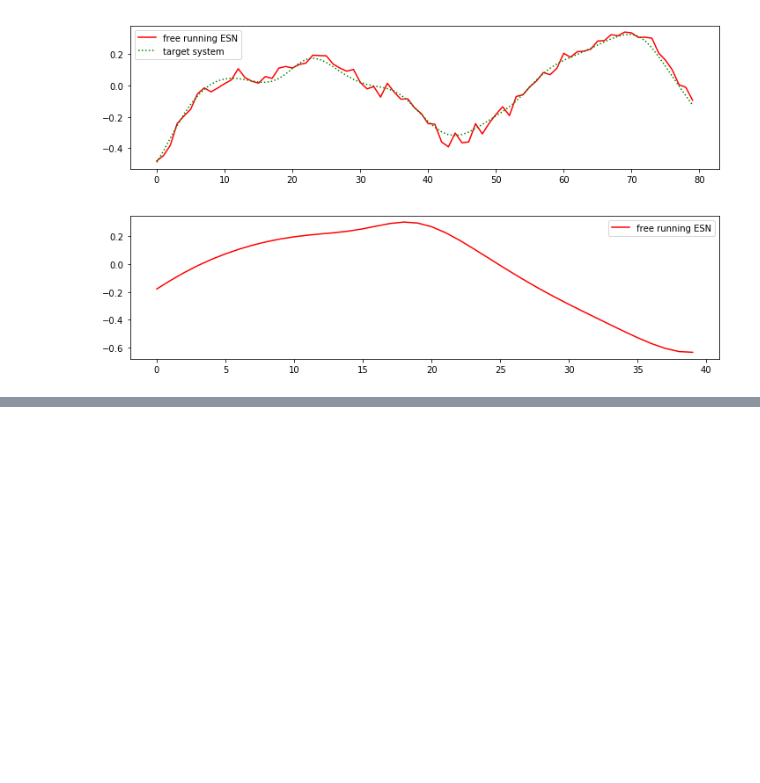
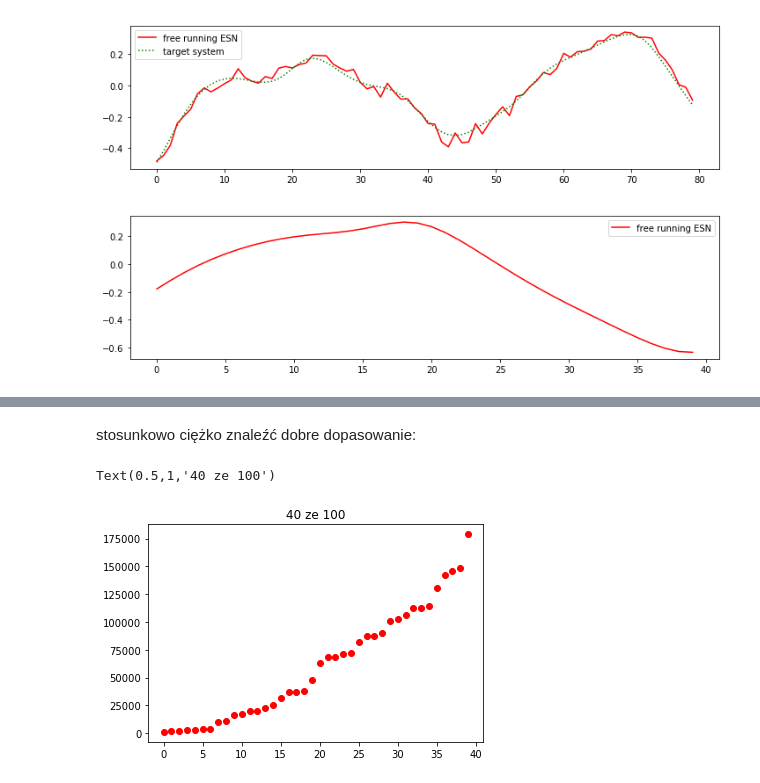
Before and after one commit to Ro6ertWcislo/ESN-for-dynamical-systems, a Jupyter notebook: ESN.ipynb, the cells around one changed output, grey strips where cells are left out. Saved outputs shown, nothing was run; the diff lists cells and outputs as text; code cells hidden in the pictures; blank space fills up the shorter version.

```diff
--- a/ESN.ipynb
+++ b/ESN.ipynb
@@ -466,0 +573,47 @@ plt.show()
+# %%
+def random_grid_search_iter(trainloader,testloader,hidden_range,radius_range,leaky_range,num_samples):
+
+    hidden = np.random.randint(hidden_range[0],hidden_range[1],size=num_samples,dtype=np.int32)
+    radius = np.random.rand(num_samples)*(radius_range[1] -radius_range[0]) + radius_range[0]
+    leaky = np.random.rand(num_samples)*(leaky_range[1] -leaky_range[0])+leaky_range[0]
+
+    min_mse=None
+    min_rmse=None
+    min_hidden,min_radius,min_leaky=None,None,None
+    mses = []
+
+    for hid,rad,leak in zip(hidden,radius,leaky):
+        esn = etnn.LiESN(
+            input_dim=1,
+            hidden_dim=int(hid),
+            output_dim=1,
+            spectral_radius=rad,
+            learning_algo='inv',
+            leaky_rate=leak
+        )
+        for data in trainloader:
+            inputs, targets = data
+            esn(inputs, targets)
+        esn.finalize()
+        prediction = [(esn(x_sample),y_sample) for (x_sample,y_sample) in testloader]
+        xs,ys = zip(*prediction)
+        y_predicted = torch.cat(xs)
+        test_targets=torch.cat(ys)
+        mse = echotorch.utils.mse(y_predicted.data, test_targets.data)
+        rmse = echotorch.utils.rmse(y_predicted.data, test_targets.data)
+        if not min_mse or mse < min_mse:
+            min_mse,min_rmse,min_hidden,min_radius,min_leaky=mse,rmse,hid,rad,leak
+        mses.append(mse)
+
+    return min_mse,min_rmse,min_hidden,min_radius,min_leaky,mses
+# %%
+min_mse,min_rmse,min_hidden,min_radius,min_leaky,mses = random_grid_search_iter(trainloader,testloader,hidden_range=[100,500],radius_range=[0.8,1.3],leaky_range=[0.7,0.95],num_samples=100)
+# %% [markdown]
+stosunkowo ciężko znaleźć dobre dopasowanie:
+# %%
+mses_sorted = sorted(mses)[:40]
+plt.plot(range(len(mses_sorted)),mses_sorted,'ro')
+plt.title("40 ze 100")
+# %% [output]
+Text(0.5,1,'40 ze 100')
+[figure, added]
```
Also changed, not shown: parts of 59 cells of this notebook, 7 other files.
